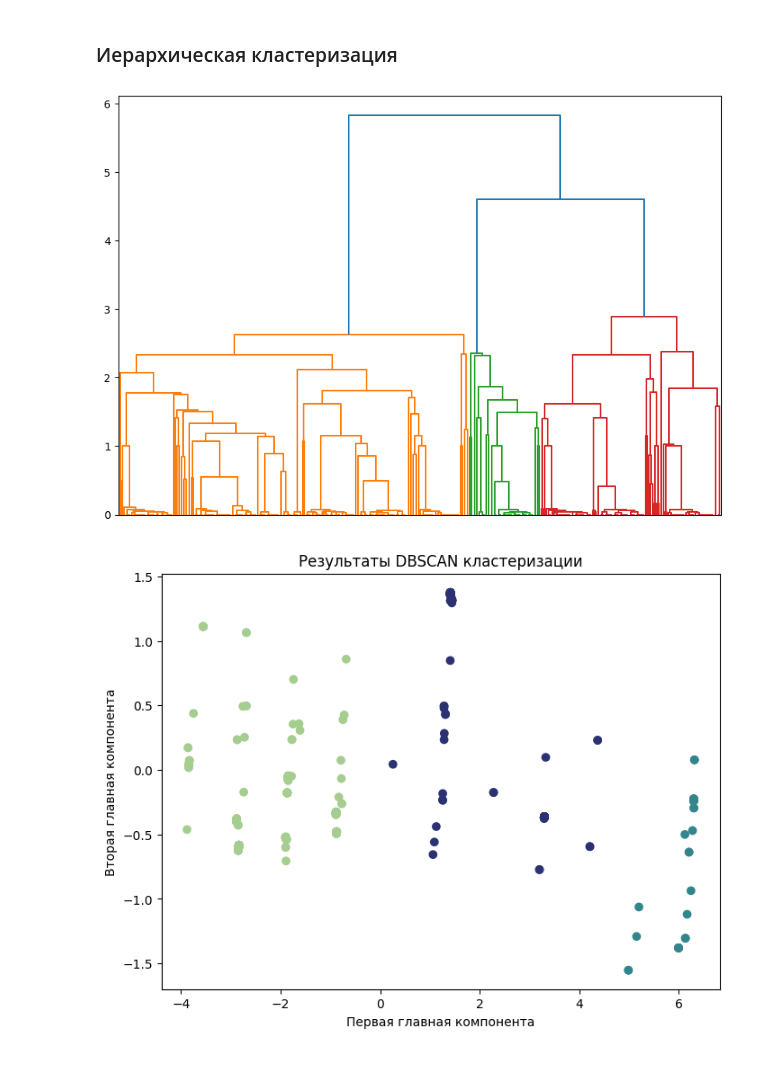
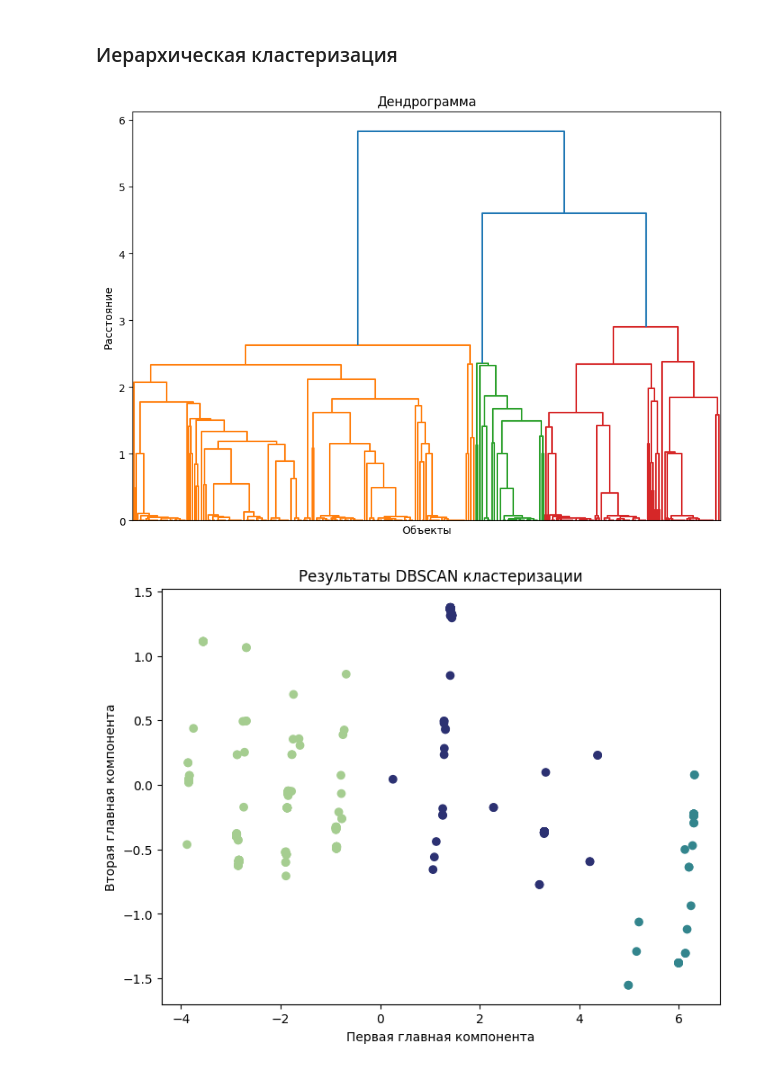
Before and after one commit to berberberk/timl-fs-2024, a Jupyter notebook: TIML6_Clustering.ipynb, the cells around one changed output. Cells and saved outputs as stored; diff of their text form; code cells hidden in the pictures.

```diff
--- a/TIML6_Clustering.ipynb
+++ b/TIML6_Clustering.ipynb
@@ -356,10 +357,13 @@ plt.show()
 # %%
 Z = linkage(preproc_data, method='average')
 plt.figure(figsize=(10, 7))
 dendrogram(Z, no_labels=True)
+plt.title('Дендрограмма')
+plt.xlabel('Объекты')
+plt.ylabel('Расстояние')
 plt.show()
 # %% [output]
-[figure, old version]
+[figure, new version]
 # %%
 threshold_distance = 3.5
 
```
Also changed, not shown: parts of 10 cells of this notebook.
